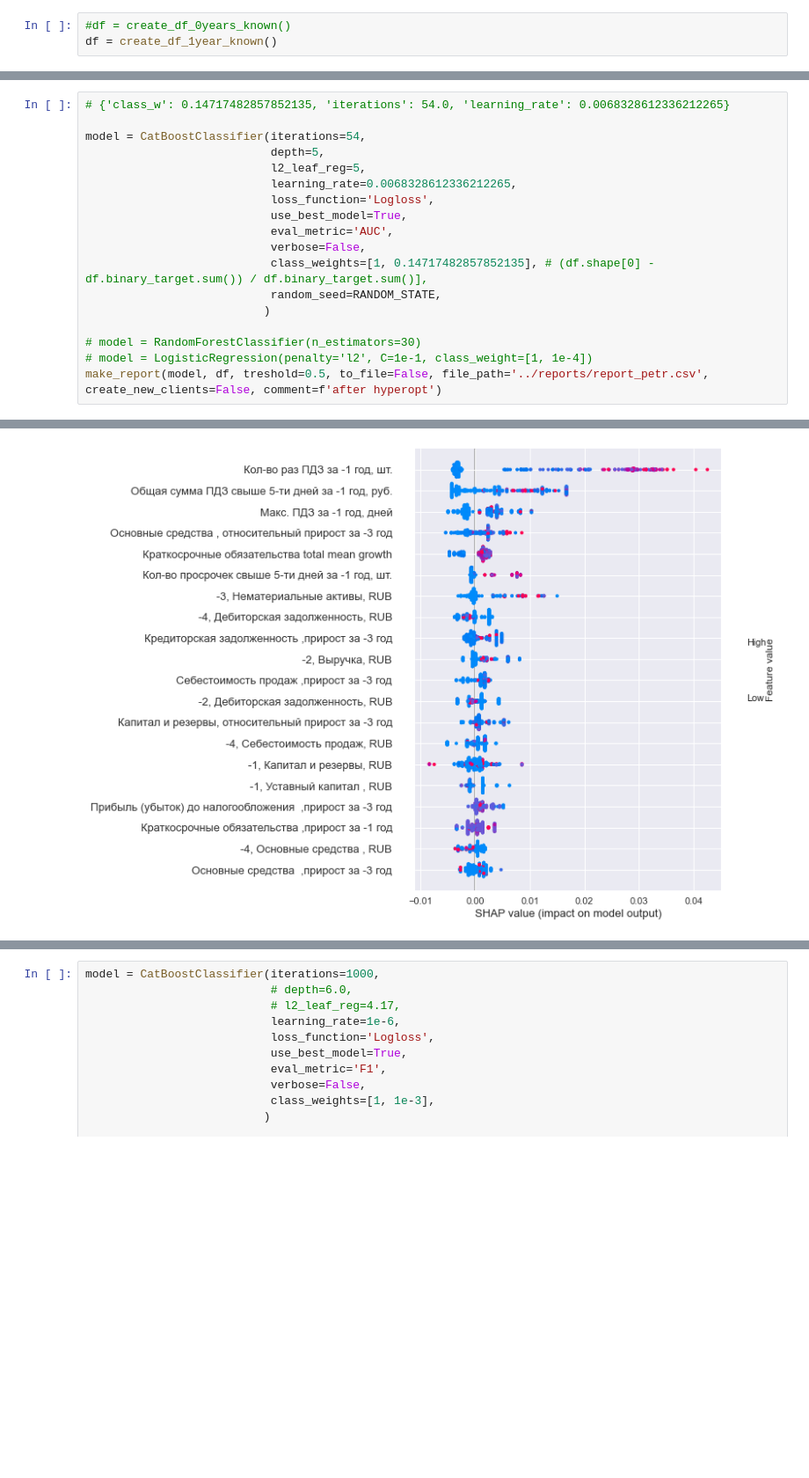
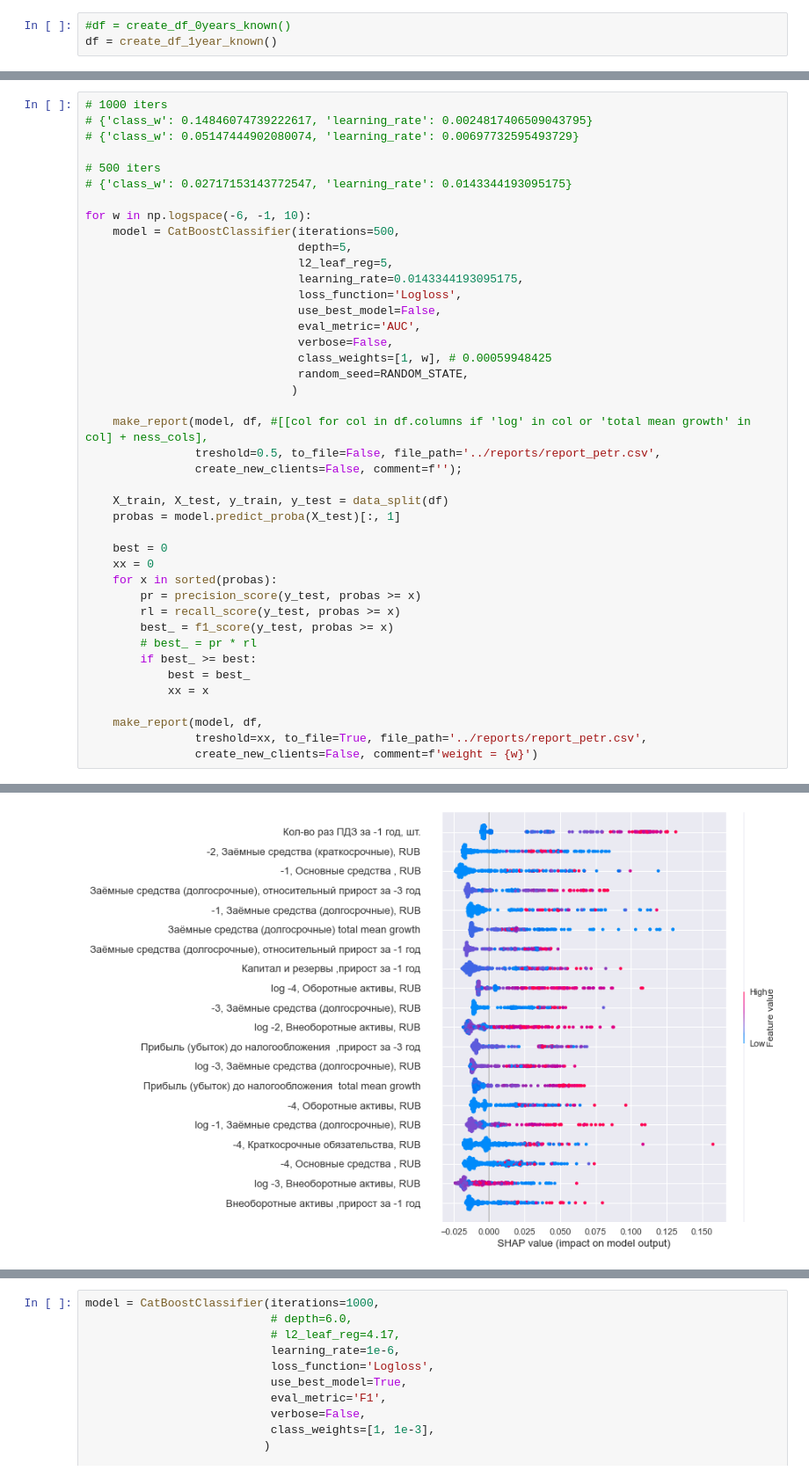
Before and after one commit to YurchenkoPO/McKinsey_Severstal_Hack_2022, a Jupyter notebook: notebooks/yurchenko.ipynb, the cells around one changed output, grey strips where cells are left out. Shown at 88% size. Cells and saved outputs as stored; diff of their text form; blank space fills up the shorter version.

Commit message:
update reports

```diff
--- a/notebooks/yurchenko.ipynb
+++ b/notebooks/yurchenko.ipynb
@@ -74,20 +82,44 @@ df_new = df[new_cols]
 # %%
-# {'class_w': 0.14717482857852135, 'iterations': 54.0, 'learning_rate': 0.0068328612336212265}
+# 1000 iters
+# {'class_w': 0.14846074739222617, 'learning_rate': 0.0024817406509043795}
+# {'class_w': 0.05147444902080074, 'learning_rate': 0.00697732595493729}
 
-model = CatBoostClassifier(iterations=54,
-                           depth=5,
-                           l2_leaf_reg=5,
-                           learning_rate=0.0068328612336212265,
-                           loss_function='Logloss',
-                           use_best_model=True,
-                           eval_metric='AUC',
-                           verbose=False,
-                           class_weights=[1, 0.14717482857852135], # (df.shape[0] - df.binary_target.sum()) / df.binary_target.sum()],
-                           random_seed=RANDOM_STATE,
-                          )
+# 500 iters
+# {'class_w': 0.02717153143772547, 'learning_rate': 0.0143344193095175}
 
-# model = RandomForestClassifier(n_estimators=30)
-# model = LogisticRegression(penalty='l2', C=1e-1, class_weight=[1, 1e-4])
-make_report(model, df, treshold=0.5, to_file=False, file_path='../reports/report_petr.csv', create_new_clients=False, comment=f'after hyperopt')
+for w in np.logspace(-6, -1, 10):
+    model = CatBoostClassifier(iterations=500,
+                               depth=5,
+                               l2_leaf_reg=5,
+                               learning_rate=0.0143344193095175,
+                               loss_function='Logloss',
+                               use_best_model=False,
+                               eval_metric='AUC',
+                               verbose=False,
+                               class_weights=[1, w], # 0.00059948425
+                               random_seed=RANDOM_STATE,
+                              )
+
+    make_report(model, df, #[[col for col in df.columns if 'log' in col or 'total mean growth' in col] + ness_cols],
+                treshold=0.5, to_file=False, file_path='../reports/report_petr.csv',
+                create_new_clients=False, comment=f'');
+
+    X_train, X_test, y_train, y_test = data_split(df)
+    probas = model.predict_proba(X_test)[:, 1]
+
+    best = 0
+    xx = 0
+    for x in sorted(probas):
+        pr = precision_score(y_test, probas >= x)
+        rl = recall_score(y_test, probas >= x)
+        best_ = f1_score(y_test, probas >= x)
+        # best_ = pr * rl
+        if best_ >= best:
+            best = best_
+            xx = x
+
+    make_report(model, df,
+                treshold=xx, to_file=True, file_path='../reports/report_petr.csv',
+                create_new_clients=False, comment=f'weight = {w}')
 # %% [output]
 Fitting model <catboost.core.CatBoostClassifier object at 0x...> with treshold = 0.5...
@@ -95 +128 @@ Fitting model <catboost.core.CatBoostClassifier object at 0x...> with treshold =
-[figure, old version]
+[figure, new version]
```
Also changed, not shown: parts of 16 cells of this notebook, 1 other file.
